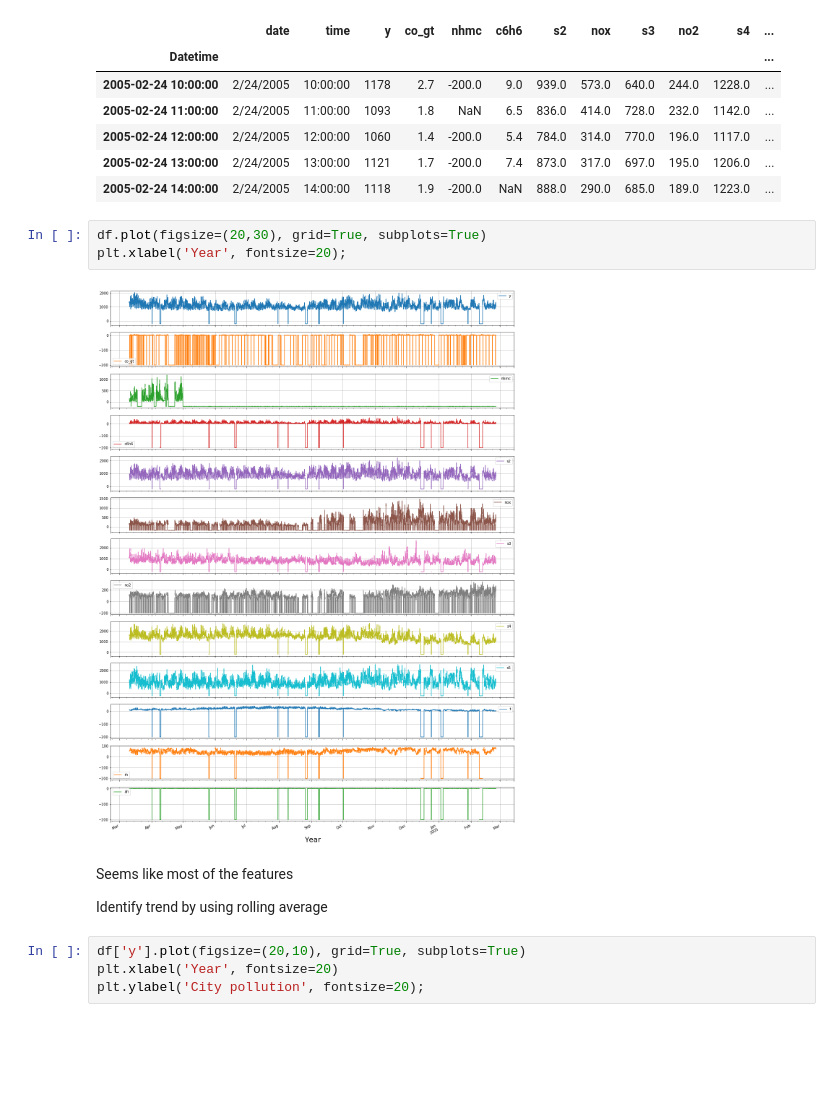
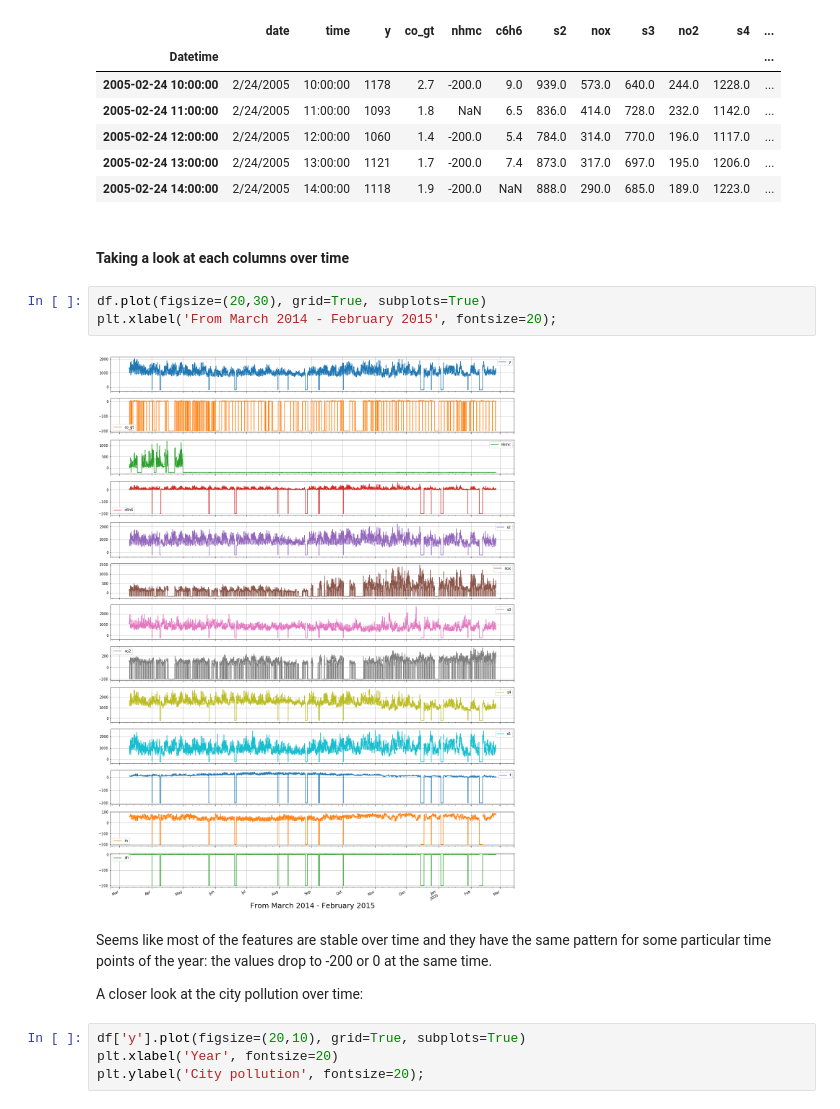
Before and after one commit to DuongVu39/Code_Challenge, a Jupyter notebook: src/task2/Task2.ipynb, the cells around one changed output. Drawn from its saved outputs; the diff is of its cells as text; blank space fills up the shorter version.

```diff
--- a/src/task2/Task2.ipynb
+++ b/src/task2/Task2.ipynb
@@ -100,15 +104,17 @@ df.tail()
 | 2005-02-24 12:00:00 | 2/24/2005 | 12:00:00 | 1060 | 1.4 | -200.0 | 5.4 | 784.0 | 314.0 | 770.0 | 196.0 | 1117.0 | ... |
 | 2005-02-24 13:00:00 | 2/24/2005 | 13:00:00 | 1121 | 1.7 | -200.0 | 7.4 | 873.0 | 317.0 | 697.0 | 195.0 | 1206.0 | ... |
 | 2005-02-24 14:00:00 | 2/24/2005 | 14:00:00 | 1118 | 1.9 | -200.0 | NaN | 888.0 | 290.0 | 685.0 | 189.0 | 1223.0 | ... |
+# %% [markdown]
+#### Taking a look at each columns over time
 # %%
 df.plot(figsize=(20,30), grid=True, subplots=True)
-plt.xlabel('Year', fontsize=20);
+plt.xlabel('From March 2014 - February 2015', fontsize=20);
 # %% [output]
-[figure, old version]
+[figure, new version]
-# %% [markdown]
-Seems like most of the features
-
-Identify trend by using rolling average
+# %% [markdown]
+Seems like most of the features are stable over time and they have the same pattern for some particular time points of the year: the values drop to -200 or 0 at the same time.
+
+A closer look at the city pollution over time:
 # %%
 df['y'].plot(figsize=(20,10), grid=True, subplots=True)
 plt.xlabel('Year', fontsize=20)
```
Also changed, not shown: parts of 10 cells of this notebook, 1 other file.
